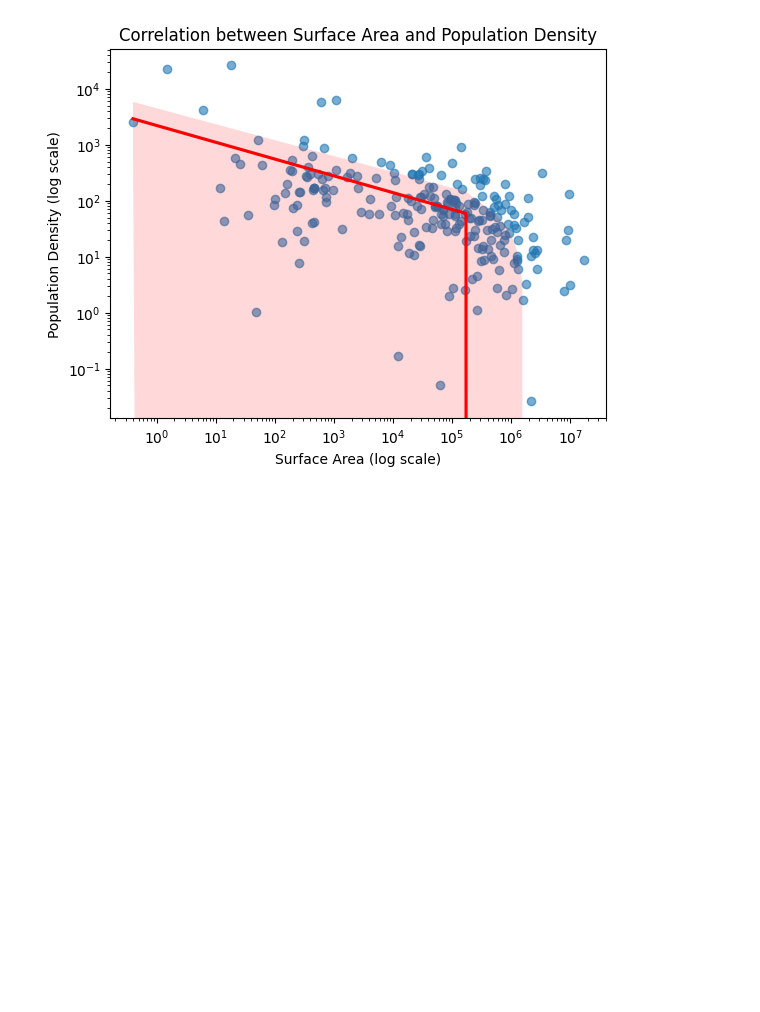
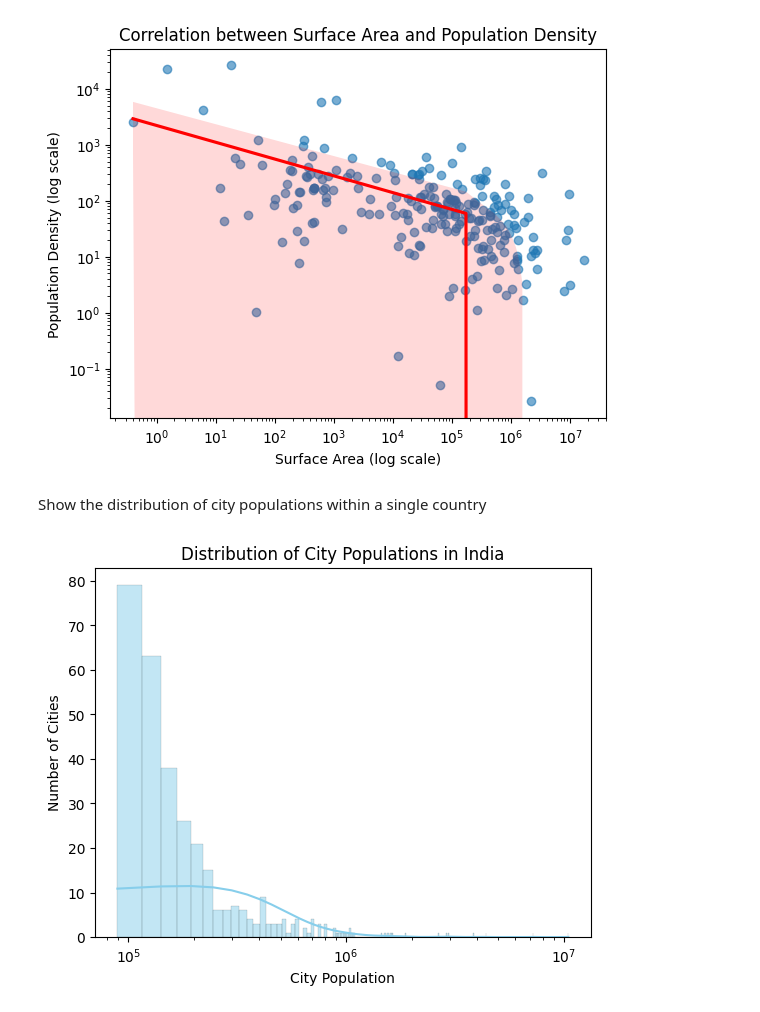
Before and after one commit to khalidkhankakar/SQL-for-datascience, a Jupyter notebook: projects/world_countries/main.ipynb, the cells around one changed output. Drawn from its saved outputs; the diff is of its cells as text; code cells hidden in the pictures; blank space fills up the shorter version.

```diff
--- a/projects/world_countries/main.ipynb
+++ b/projects/world_countries/main.ipynb
@@ -469,3 +469,17 @@ plt.ylabel('Population Density (log scale)')
 plt.show()
 # %% [output]
 [figure]
+# %% [markdown]
+Show the distribution of city populations within a single country
+# %%
+query = """SELECT city.Name, city.Population FROM city INNER JOIN country ON country.Code = city.CountryCode WHERE country.Name = 'India'"""
+
+df = pd.read_sql(query, conn)
+sns.histplot(df['Population'], bins=400, kde=True, color='skyblue')
+plt.title('Distribution of City Populations in India')
+plt.xlabel('City Population')
+plt.ylabel('Number of Cities')
+plt.xscale('log')
+plt.show()
+# %% [output]
+[figure, added]
```
Also changed, not shown: parts of 1 cell of this notebook.
